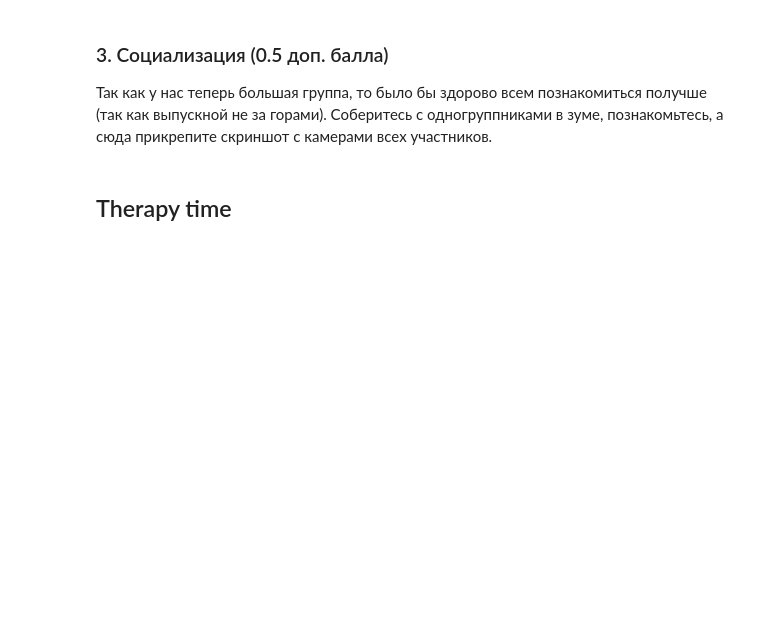
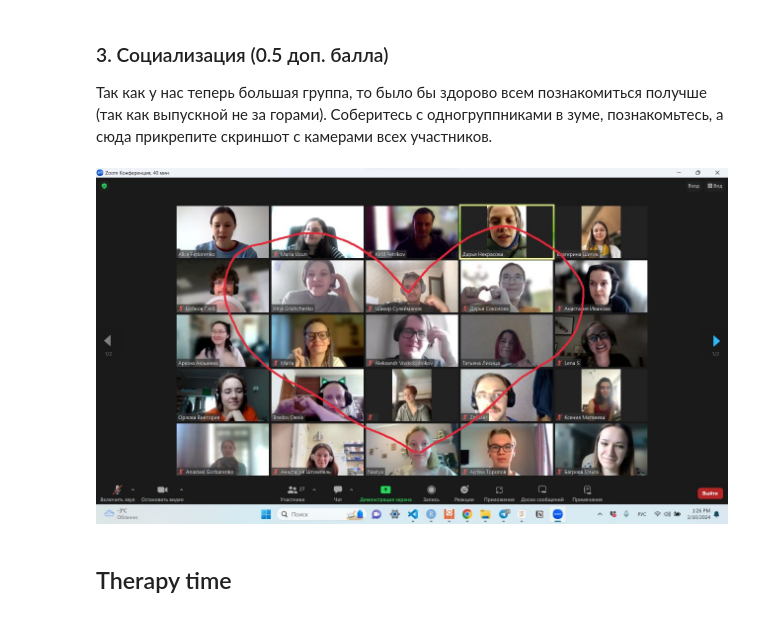
Before and after one commit to VovaGrig/BI-ml-2024, a Jupyter notebook: lecture_1_intro_knn/homework/KNN.ipynb, the cells around one changed output. Cells and saved outputs as stored; diff of their text form; code cells hidden in the pictures; blank space fills up the shorter version.

Commit message:
Add group photo

```diff
--- a/lecture_1_intro_knn/homework/KNN.ipynb
+++ b/lecture_1_intro_knn/homework/KNN.ipynb
@@ -490,6 +490,12 @@ plot_train_vs_test_metrics('MAE', mae_scores_test, mae_scores_train, k_neighbors
 ### 3. Социализация (0.5 доп. балла)
 
 Так как у нас теперь большая группа, то было бы здорово всем познакомиться получше (так как выпускной не за горами). Соберитесь с одногруппниками в зуме, познакомьтесь, а сюда прикрепите скриншот с камерами всех участников.
+# %%
+#Althuough I wasn't present, attach it )
+from IPython.display import Image
+Image("./photo_2024-02-10_13-42-29.jpg")
+# %% [output]
+[figure, added]
 # %% [markdown]
 ## Therapy time
 # %% [markdown]
```
